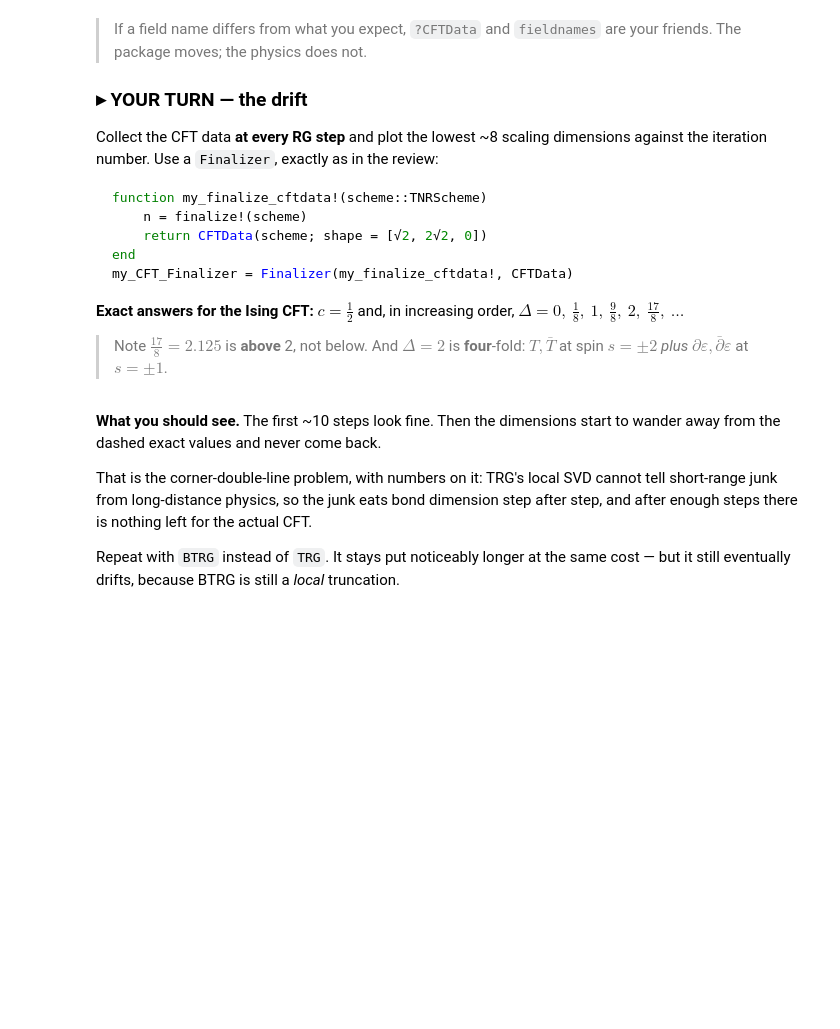
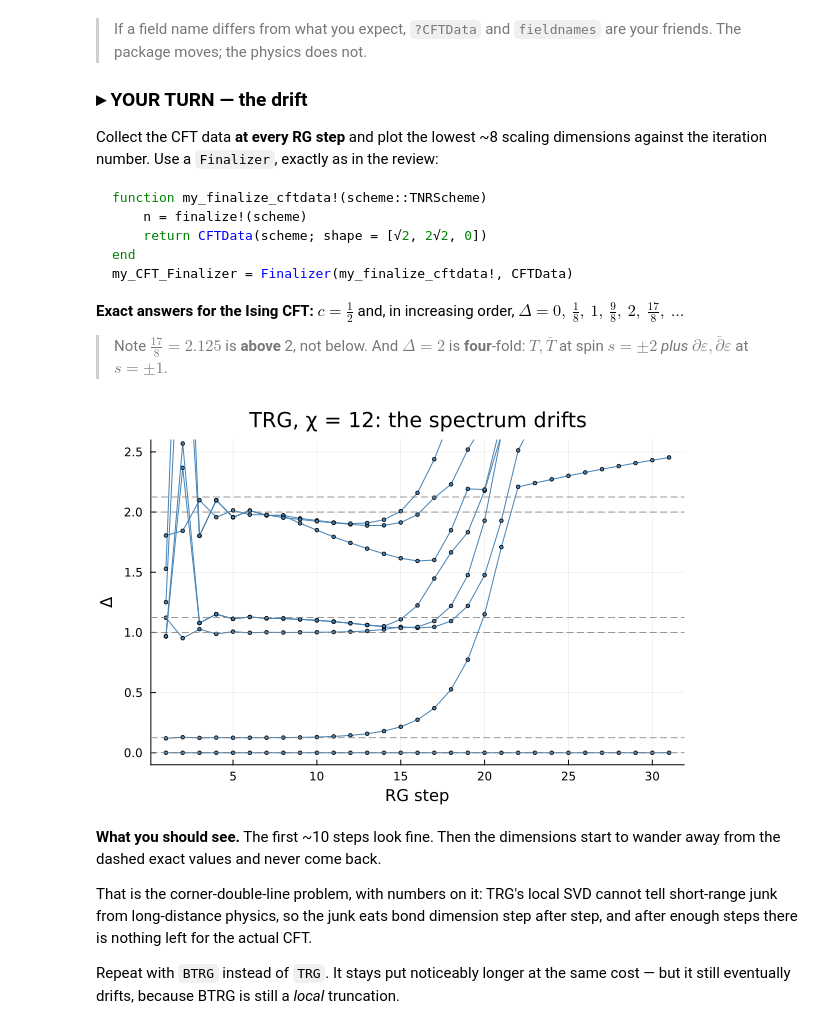
Before and after one commit to dartsushi/TNR_tutorial, a Jupyter notebook: TNR_tutorial_solutions.ipynb, the cells around one changed output. Saved outputs shown, nothing was run; the diff lists cells and outputs as text; code cells hidden in the pictures; blank space fills up the shorter version.

```diff
--- a/TNR_tutorial_solutions.ipynb
+++ b/TNR_tutorial_solutions.ipynb
@@ -314,27 +381,29 @@ $\Delta = 0,\ \tfrac18,\ 1,\ \tfrac98,\ 2,\ \tfrac{17}{8},\ \dots$
 # %%
 function my_finalize_cftdata!(scheme::TNRScheme)
     n = finalize!(scheme)
     return CFTData(scheme; shape = [√2, 2√2, 0])
 end
 my_CFT_Finalizer = Finalizer(my_finalize_cftdata!, CFTData)
 
 scheme = TRG(classical_ising(Z2Irrep, ising_βc))
-data   = run!(scheme, truncrank(16), maxiter(40), my_CFT_Finalizer; verbosity=0)
+data   = run!(scheme, truncrank(12), maxiter(30), my_CFT_Finalizer; verbosity=0)
 
 # `data` is now a vector of CFTData, one per RG step.
 nlev = 8
-Δs = [collect(Iterators.take(sort(vcat(collect(values(d.scaling_dimensions))...)), nlev))
+Δs = [collect(Iterators.take(sort(vcat(collect(real(values(d.scaling_dimensions)))...)), nlev))
       for d in data]
 
 p = plot(; xlabel="RG step", ylabel="Δ", ylim=(-0.1, 2.6),
-         title="TRG, χ = 16: the spectrum drifts", legend=false)
+         title="TRG, χ = 12: the spectrum drifts", legend=false)
 for lev in 1:nlev
     plot!(p, [d[lev] for d in Δs if length(d) >= lev]; marker=:circle, ms=2, c=:steelblue)
 end
 for exact in (0, 1/8, 1, 9/8, 2, 17/8)
     hline!(p, [exact]; ls=:dash, c=:gray, lw=0.8)
 end
 p
+# %% [output]
+[figure, added]
 # %% [markdown]
 **What you should see.** The first ~10 steps look fine. Then the dimensions start to wander
 away from the dashed exact values and never come back.
```
Also changed, not shown: parts of 13 cells of this notebook, 1 other file.
